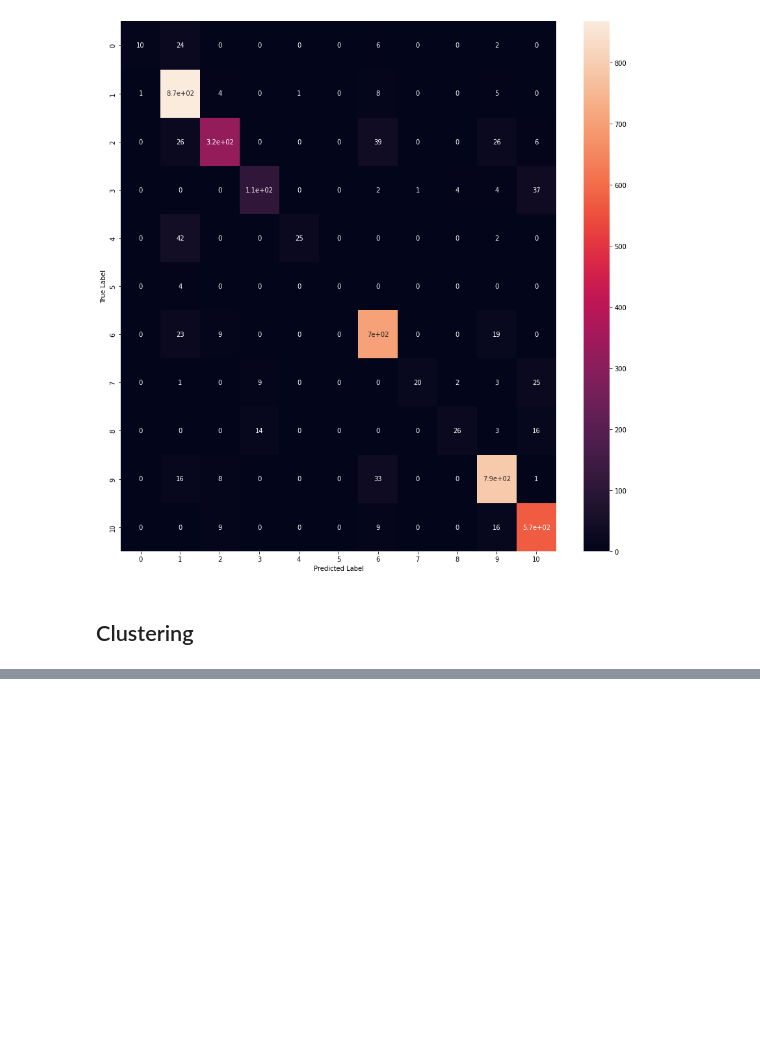
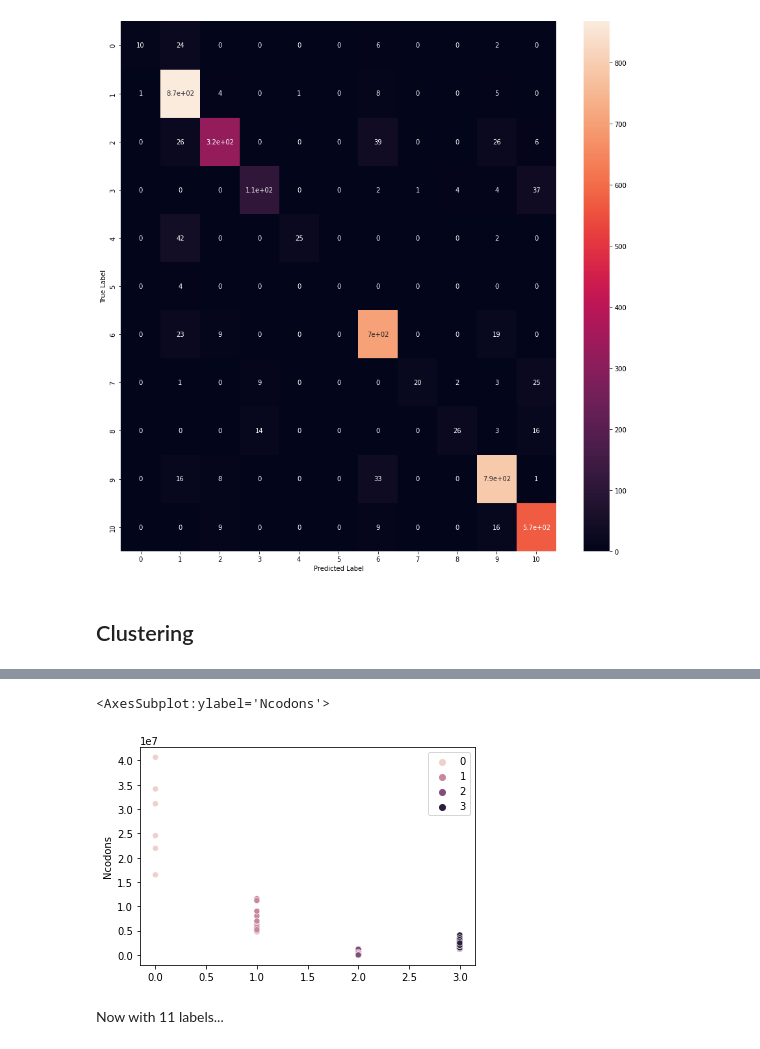
Before and after one commit to S3rPente/codon-usage, a Jupyter notebook: codon_usage.ipynb, the cells around one changed output, grey strips where cells are left out. Drawn from its saved outputs; the diff is of its cells as text; code cells hidden in the pictures; blank space fills up the shorter version.

```diff
--- a/codon_usage.ipynb
+++ b/codon_usage.ipynb
@@ -410,0 +467,13 @@ kmeans = KMeans(n_clusters = 11, random_state = 42)
+# %%
+from sklearn.cluster import AgglomerativeClustering
+
+agc = AgglomerativeClustering(n_clusters = 4)
+
+agc_labels = agc.fit_predict(X)
+# %%
+sns.scatterplot(x=agc_labels, y=X.Ncodons, hue=agc_labels)
+# %% [output]
+<AxesSubplot:ylabel='Ncodons'>
+[figure, added]
+# %% [markdown]
+Now with 11 labels...
```
Also changed, not shown: parts of 14 cells of this notebook.
